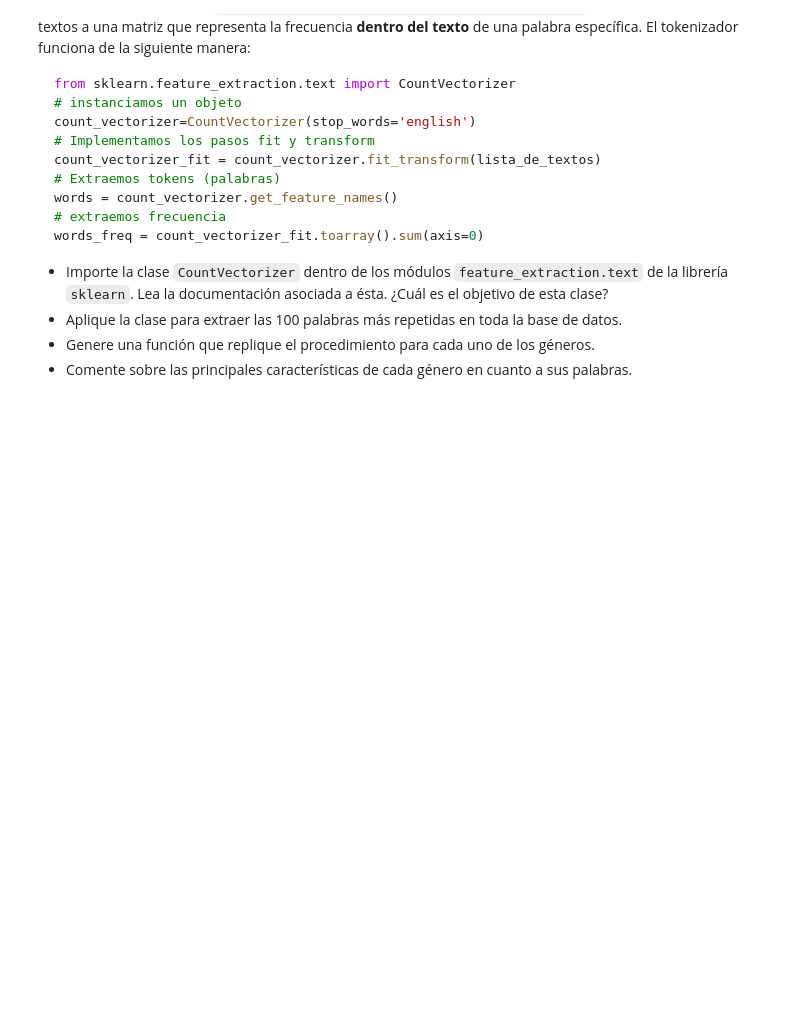
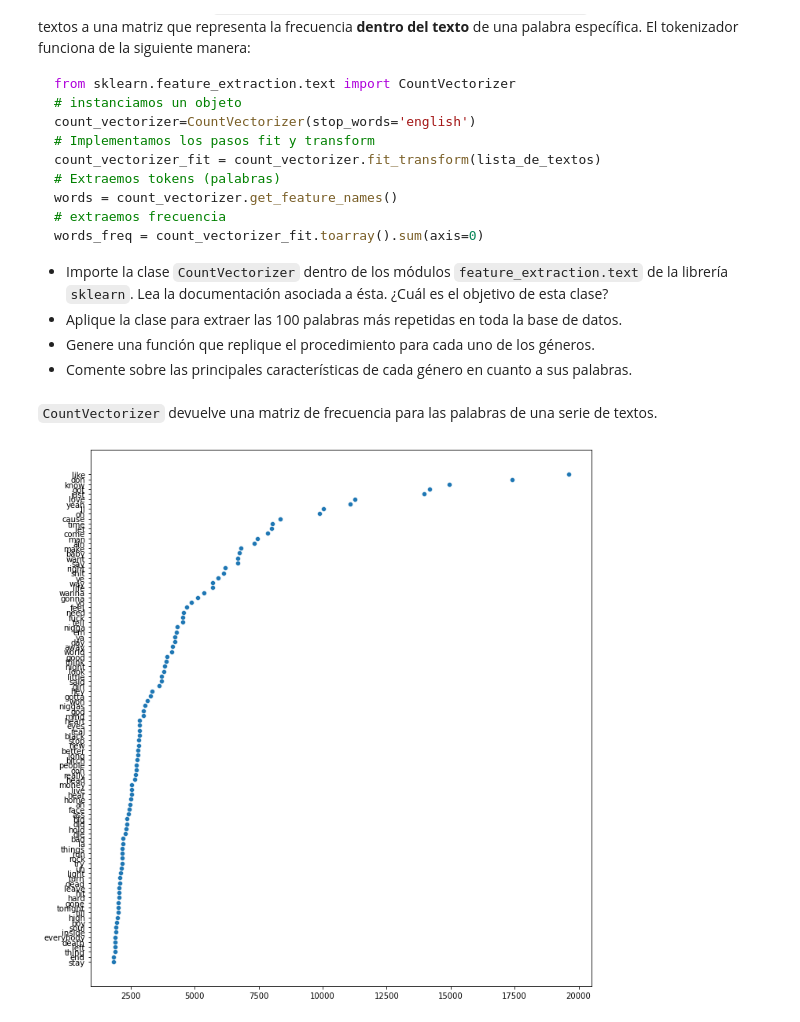
Before and after one commit to Japsz/DesafioLatam, a Jupyter notebook: Unidad 3 - Machine Learning/Semana 2 - Algoritmos de Clasificación (Parte I)/Desafio 1/desafio1.ipynb, the cells around one changed output. Drawn from its saved outputs; the diff is of its cells as text; code cells hidden in the pictures; blank space fills up the shorter version.

```diff
--- a/Unidad 3 - Machine Learning/Semana 2 - Algoritmos de Clasificación (Parte I)/Desafio 1/desafio1.ipynb
+++ b/Unidad 3 - Machine Learning/Semana 2 - Algoritmos de Clasificación (Parte I)/Desafio 1/desafio1.ipynb
@@ -103,3 +102,25 @@ esta clase?</li>
 <li>Genere una función que replique el procedimiento para cada uno de los géneros.</li>
 <li>Comente sobre las principales características de cada género en cuanto a sus palabras.</li>
 </ul>
+# %% [markdown]
+<code>CountVectorizer</code> devuelve una matriz de frecuencia para las palabras de una serie de textos.
+# %%
+from sklearn.feature_extraction.text import CountVectorizer
+# instanciamos un objeto
+count_vectorizer=CountVectorizer(stop_words='english')
+# Implementamos los pasos fit y transform
+count_vectorizer_fit = count_vectorizer.fit_transform(baseDf['3'])
+# Extraemos tokens (palabras)
+words = count_vectorizer.get_feature_names()
+# extraemos frecuencia
+words_freq = count_vectorizer_fit.toarray().sum(axis=0)
+# %%
+# Generamos una serie de pandas con la cuenta de la matriz
+wordFreq = pd.Series(words_freq, index=words).sort_values(ascending=False)
+# Mostramos las primeras 100 observaciones
+plt.figure(figsize=(10, 10))
+sns.scatterplot(x=wordFreq.head(100), y=wordFreq.head(100).index)
+plt.tight_layout()
+plt.show()
+# %% [output]
+[figure, added]
```
Also changed, not shown: parts of 12 cells of this notebook.
